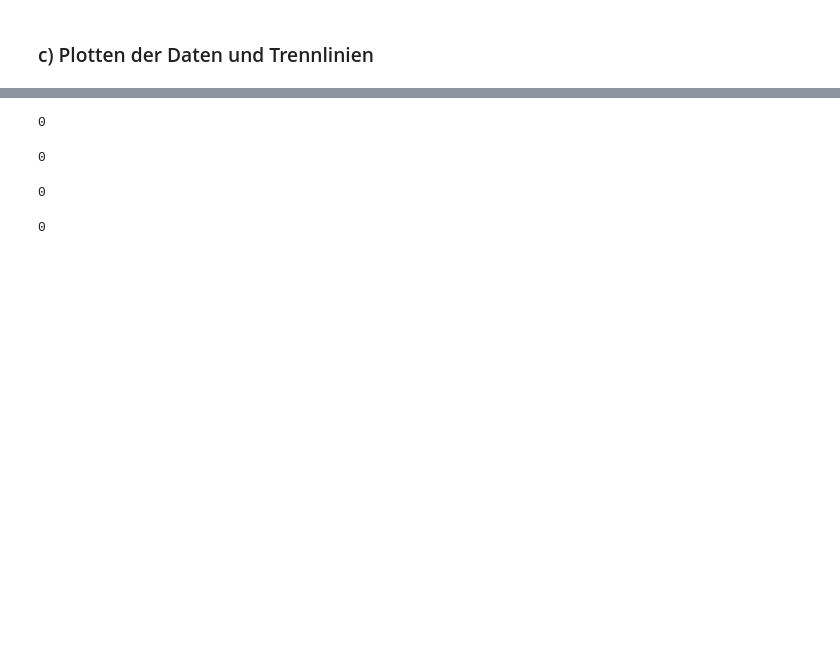
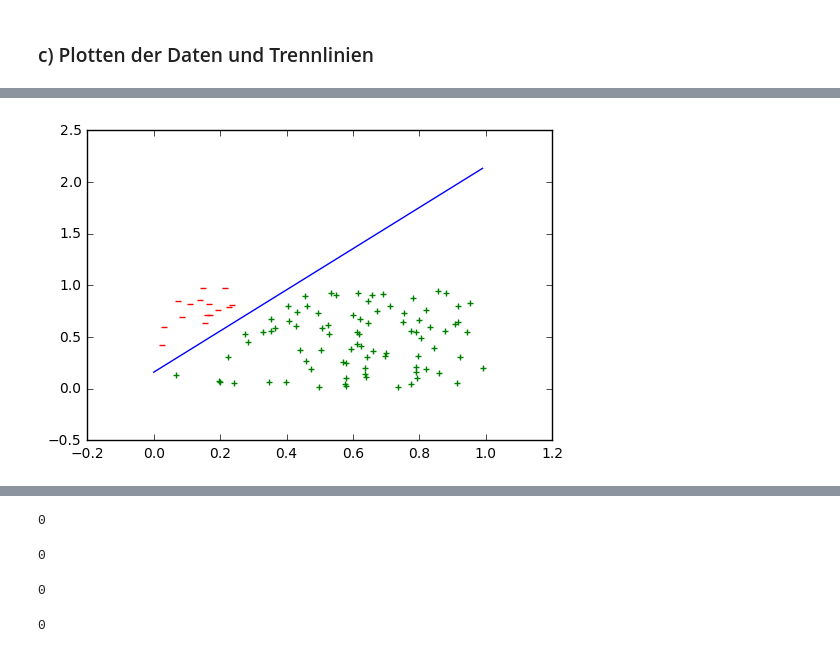
Before and after one commit to aliceziegler/Data_science_git_repo, a Jupyter notebook: Blatt 07/Übungsblatt 7.ipynb, the cells around one changed output, grey strips where cells are left out. Cells and saved outputs as stored; diff of their text form; code cells hidden in the pictures; blank space fills up the shorter version.

```diff
--- a/Blatt 07/Übungsblatt 7.ipynb
+++ b/Blatt 07/Übungsblatt 7.ipynb
@@ -306,0 +261,13 @@ plt.show()
+# %%
+gen2ClassMinus = gen2[gen2[:,2] == -1]
+gen2ClassPlus = gen2[gen2[:,2] == 1]
+
+plt.scatter(gen2ClassMinus[:,0],gen2ClassMinus[:,1],marker="_", c="red")
+plt.scatter(gen2ClassPlus[:,0],gen2ClassPlus[:,1],marker="+", c="green")
+
+abline2 = evaluateFunction(xVals,res2.x)
+plt.plot(xVals,abline2,c="blue")
+
+plt.show()
+# %% [output]
+[figure, added]
```
Also changed, not shown: parts of 24 cells of this notebook.
